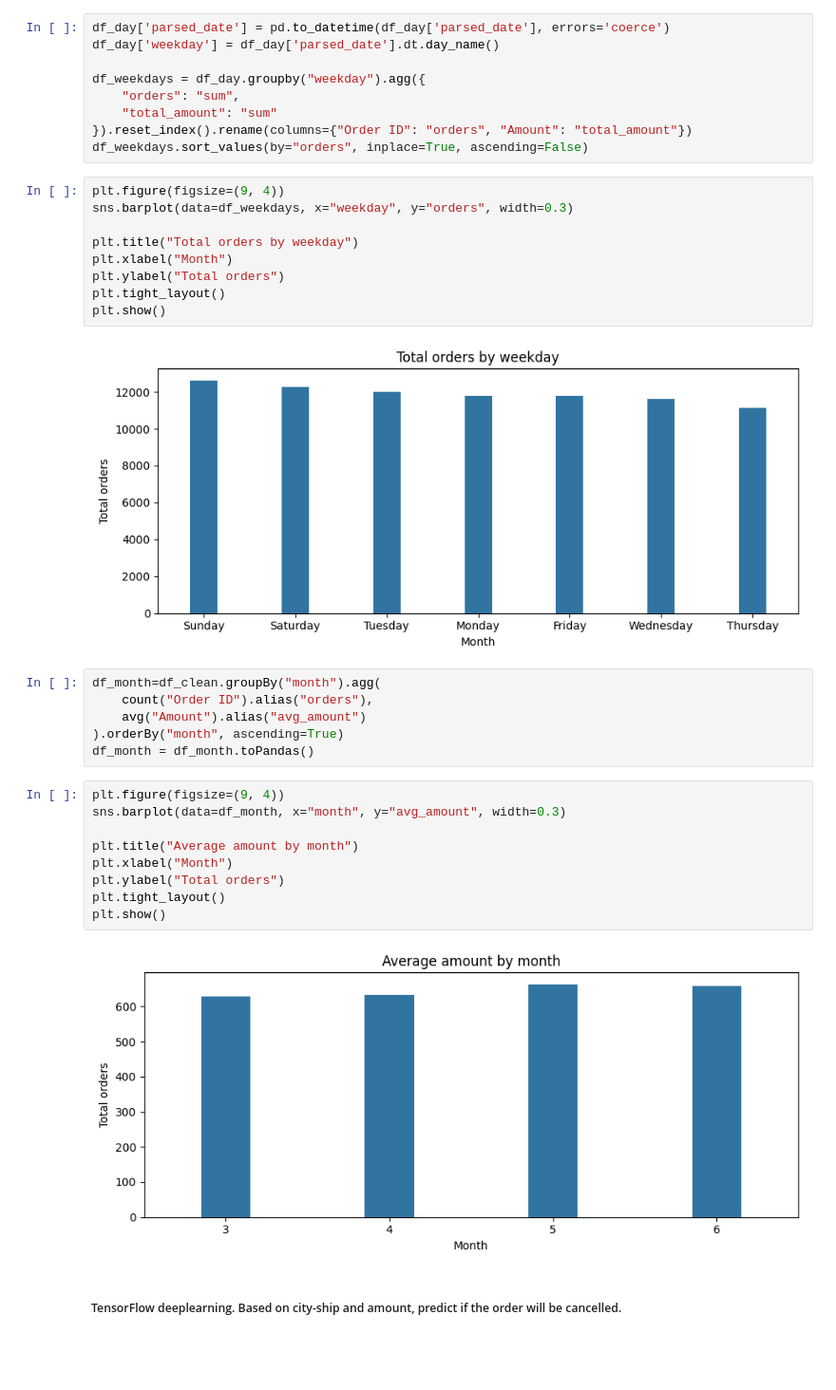
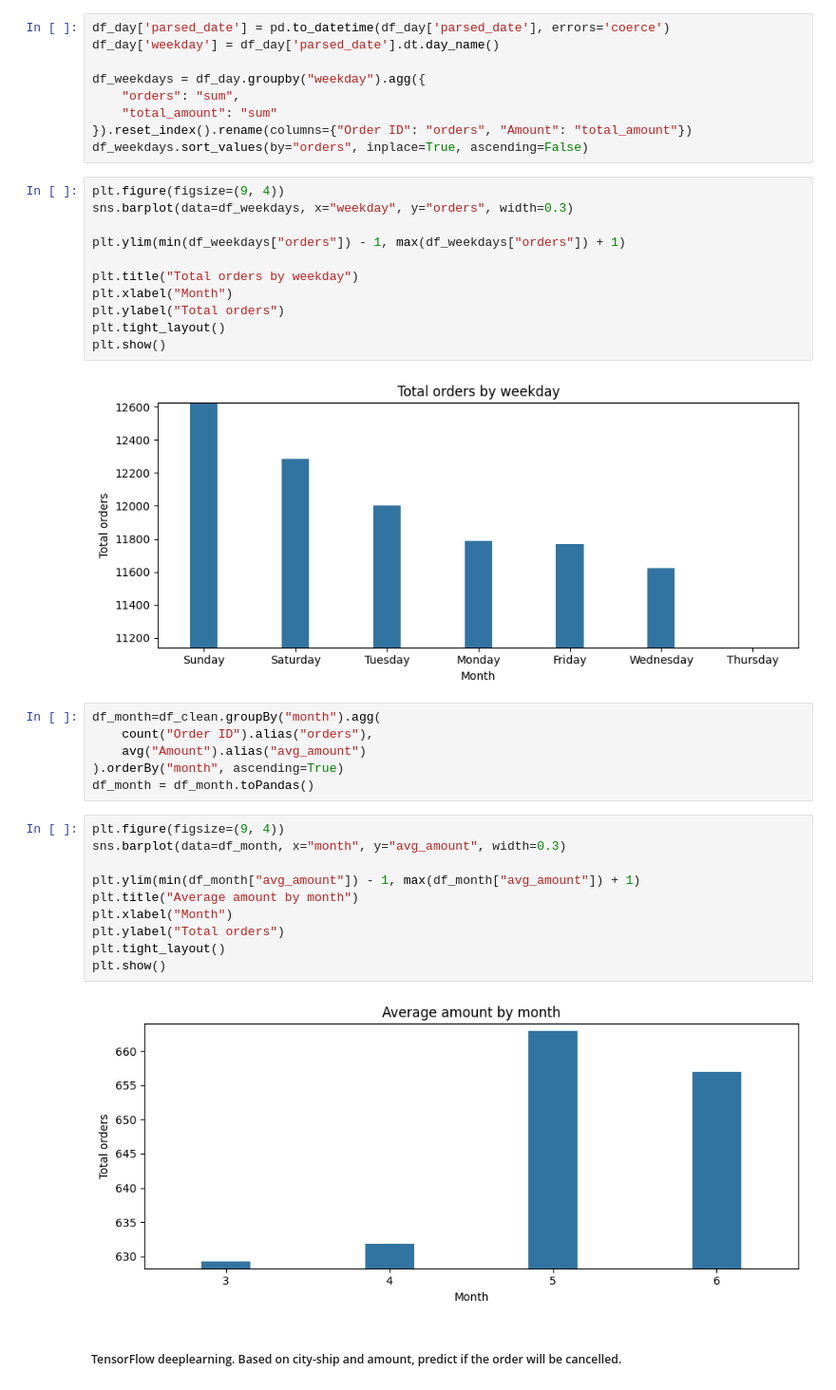
Before and after one commit to ChristianChimi/PySpark-Amazon-Analytics, a Jupyter notebook: Amazon.ipynb, the cells around one changed output. Shown at 95% size. Saved outputs shown, nothing was run; the diff lists cells and outputs as text; blank space fills up the shorter version.

```diff
--- a/Amazon.ipynb
+++ b/Amazon.ipynb
@@ -88,6 +88,8 @@ df_weekdays.sort_values(by="orders", inplace=True, ascending=False)
 # %%
 plt.figure(figsize=(9, 4))
 sns.barplot(data=df_weekdays, x="weekday", y="orders", width=0.3)
+
+plt.ylim(min(df_weekdays["orders"]) - 1, max(df_weekdays["orders"]) + 1)
 
 plt.title("Total orders by weekday")
 plt.xlabel("Month")
@@ -95,7 +97,7 @@ plt.ylabel("Total orders")
 plt.tight_layout()
 plt.show()
 # %% [output]
-[figure, old version]
+[figure, new version]
 # %%
 df_month=df_clean.groupBy("month").agg(
     count("Order ID").alias("orders"),
@@ -105,14 +107,15 @@ df_month = df_month.toPandas()
 # %%
 plt.figure(figsize=(9, 4))
 sns.barplot(data=df_month, x="month", y="avg_amount", width=0.3)
 
+plt.ylim(min(df_month["avg_amount"]) - 1, max(df_month["avg_amount"]) + 1)
 plt.title("Average amount by month")
 plt.xlabel("Month")
 plt.ylabel("Total orders")
 plt.tight_layout()
 plt.show()
 # %% [output]
-[figure, old version]
+[figure, new version]
 # %% [markdown]
 ##### TensorFlow deeplearning. Based on city-ship and amount, predict if the order will be cancelled.
 # %%
```
Also changed, not shown: parts of 1 cell of this notebook.
